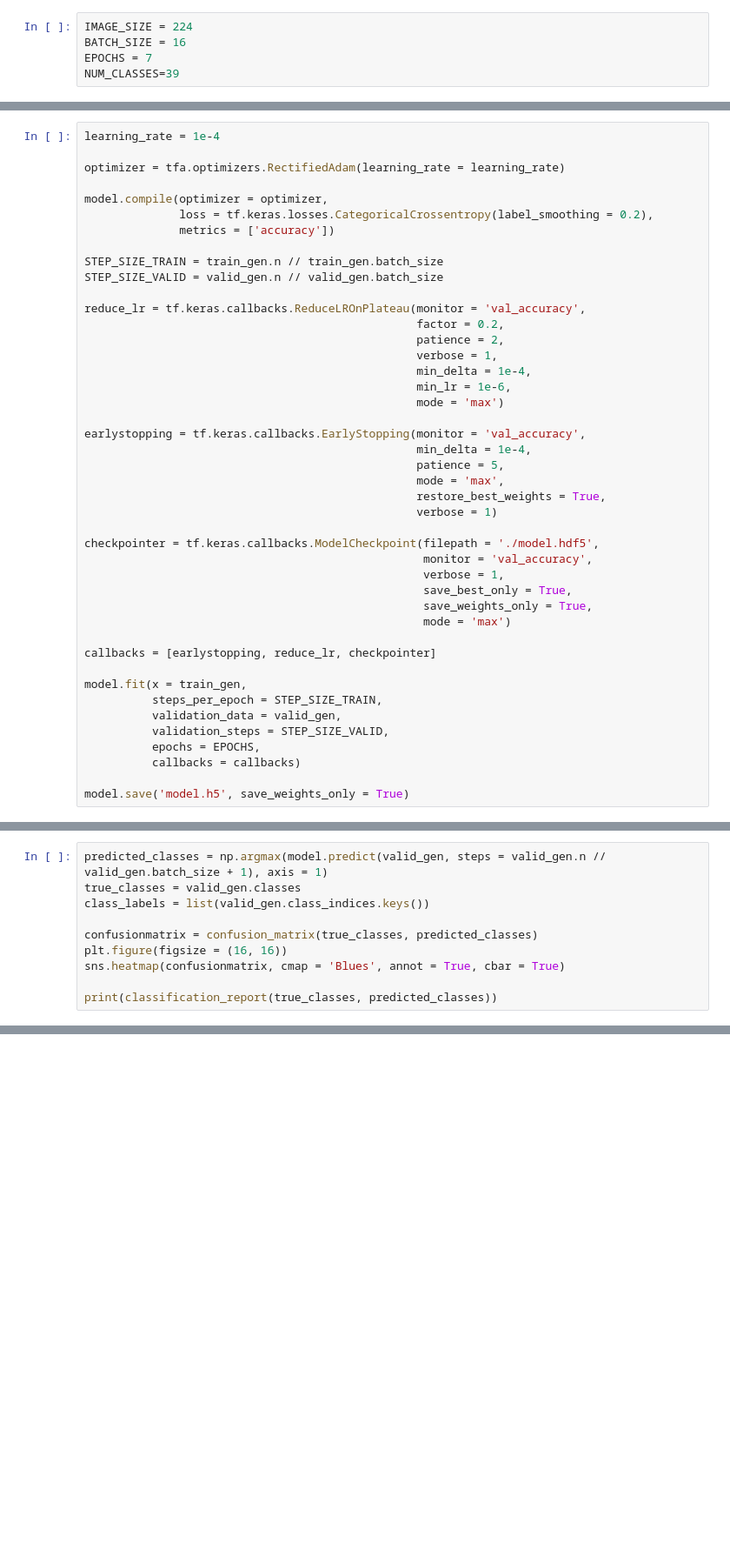
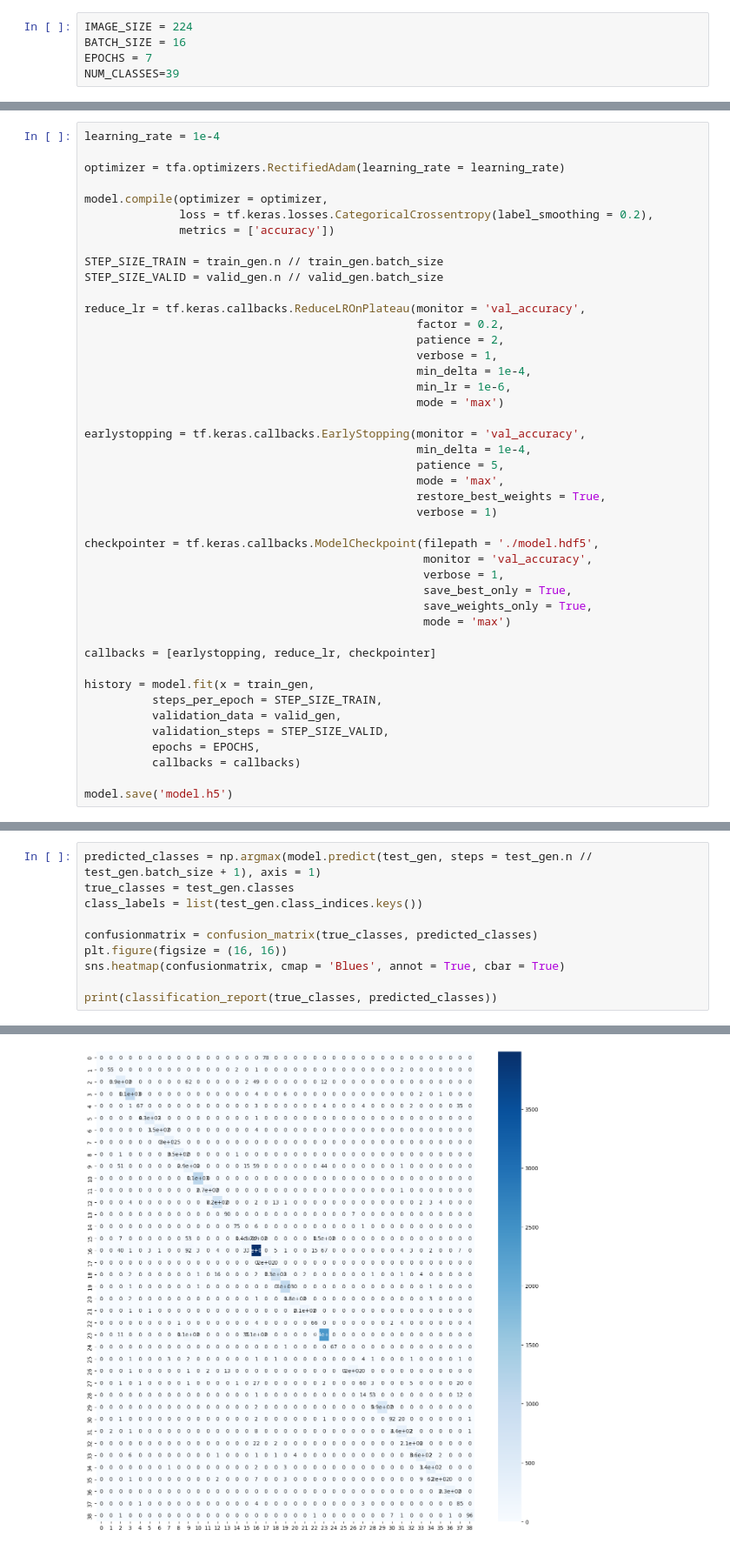
Before and after one commit to khan-shahnawaz/PlantClassification, a Jupyter notebook: pretrained_vit.ipynb, the cells around one changed output, grey strips where cells are left out. Shown at 87% size. Saved outputs shown, nothing was run; the diff lists cells and outputs as text; blank space fills up the shorter version.

```diff
--- a/pretrained_vit.ipynb
+++ b/pretrained_vit.ipynb
@@ -254,13 +224,13 @@ checkpointer = tf.keras.callbacks.ModelCheckpoint(filepath = './model.hdf5',
 
 callbacks = [earlystopping, reduce_lr, checkpointer]
 
-model.fit(x = train_gen,
+history = model.fit(x = train_gen,
           steps_per_epoch = STEP_SIZE_TRAIN,
           validation_data = valid_gen,
           validation_steps = STEP_SIZE_VALID,
           epochs = EPOCHS,
           callbacks = callbacks)
 
-model.save('model.h5', save_weights_only = True)
+model.save('model.h5')
 # %% [output]
 Epoch 1/7
@@ -281,10 +258,11 @@ Epoch 5/7
 # %%
-predicted_classes = np.argmax(model.predict(valid_gen, steps = valid_gen.n // valid_gen.batch_size + 1), axis = 1)
-true_classes = valid_gen.classes
-class_labels = list(valid_gen.class_indices.keys())
+predicted_classes = np.argmax(model.predict(test_gen, steps = test_gen.n // test_gen.batch_size + 1), axis = 1)
+true_classes = test_gen.classes
+class_labels = list(test_gen.class_indices.keys())
 
 confusionmatrix = confusion_matrix(true_classes, predicted_classes)
 plt.figure(figsize = (16, 16))
 sns.heatmap(confusionmatrix, cmap = 'Blues', annot = True, cbar = True)
 
 print(classification_report(true_classes, predicted_classes))
+# %% [output]
@@ -290,0 +286 @@ print(classification_report(true_classes, predicted_classes))
+[figure, added]
```
Also changed, not shown: parts of 14 cells of this notebook, 1 other file.
